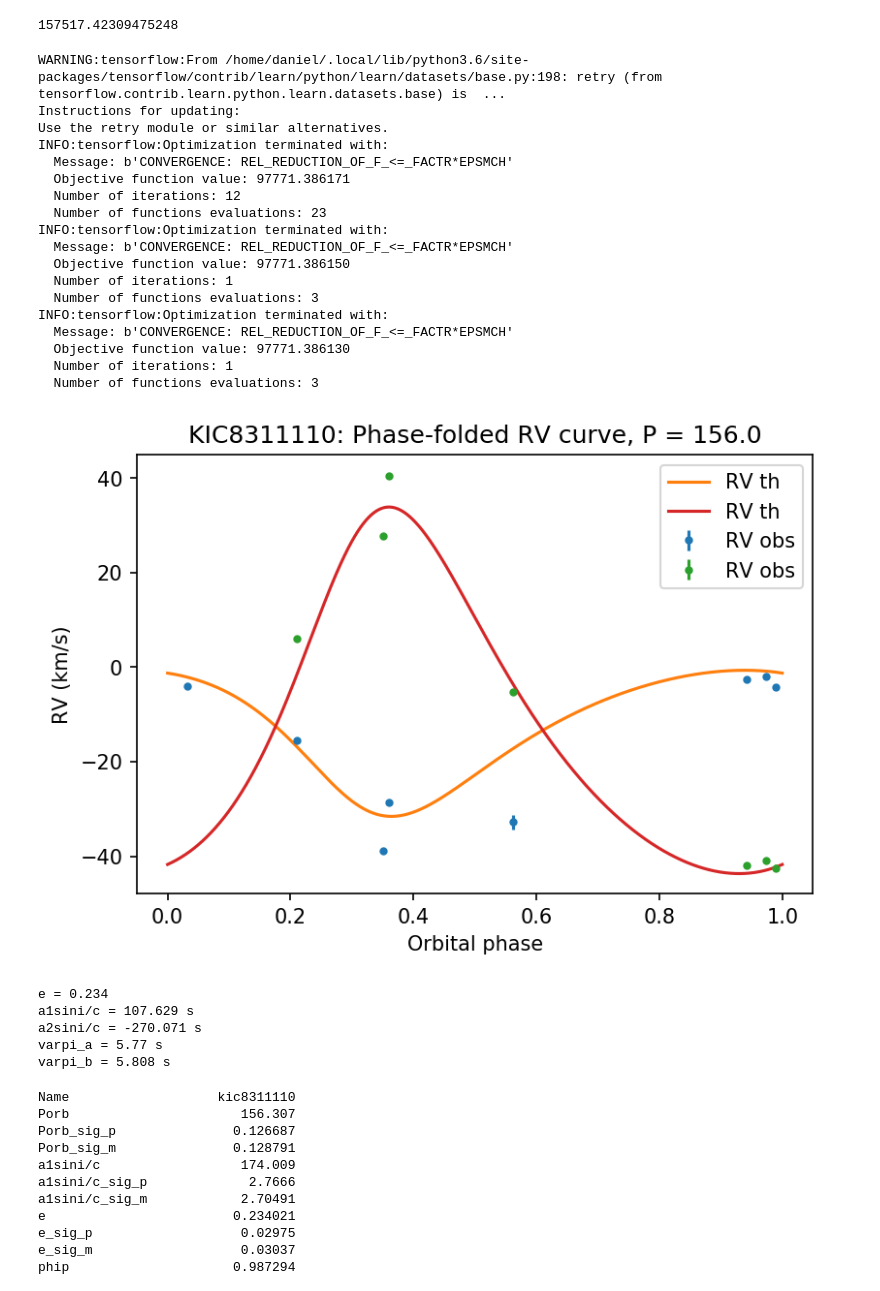
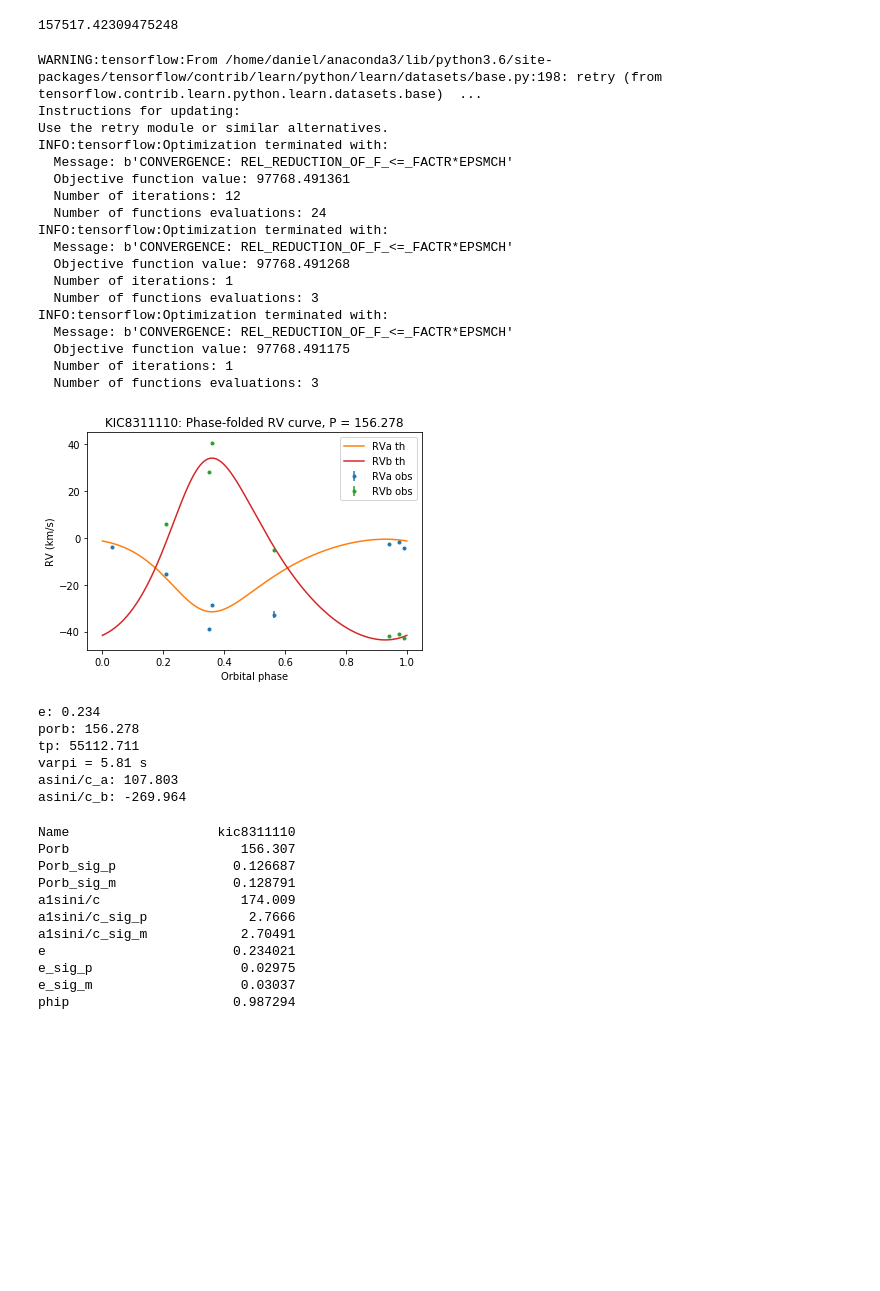
Before and after one commit to SimonJMurphy/maelstrom, a Jupyter notebook: multiple_rvs.ipynb, the cells around one changed output. Drawn from its saved outputs; the diff is of its cells as text; code cells hidden in the pictures; blank space fills up the shorter version.

```diff
--- a/multiple_rvs.ipynb
+++ b/multiple_rvs.ipynb
@@ -33,11 +32,12 @@ nu_arr = np.loadtxt(f"data/kic{kicid}_metadata.csv", delimiter=",", skiprows=1)[
 It might be cleaner just to use n-d numpy arrays (or better yet, inherit from Maelstrom class) - but with an object i won't need to use matrix indexing
 # %%
 class RadialVelocity(object):
-    def __init__(self, time, velocity, err=None):
+    def __init__(self, time, velocity, err=None, meta={}):
         self.time = time
         self.vel = velocity
         if err is not None:    # this if looks unintuitive but python doesn't like 'if not err'
             self.err = err
+        self.meta = meta
 
         T=tf.float64
         self.time_tensor = tf.placeholder(T)
@@ -45,7 +45,9 @@ class RadialVelocity(object):
         self.err_tensor = tf.placeholder(T)
 # %%
 rvs = []
-for file in glob.glob(f"data/kic{kicid}*_JDrv.txt"):
-    rv = RadialVelocity(*np.loadtxt(file, delimiter=",", usecols=(0,1,2)).T)
+# Make sure glob is sorted to read in alphabetically
+# Glob also has to be * and not ?, otherwise it won't pick up kicid_JDrv data (i.e. single RV)
+for file in sorted(glob.glob(f"data/kic{kicid}*_JDrv.txt")):
+    rv = RadialVelocity(*np.loadtxt(file, delimiter=",", usecols=(0,1,2)).T, file[15:-9])
     rv.time -= time_mid
     rvs.append(rv)
@@ -52,8 +58,9 @@ for file in glob.glob(f"data/kic{kicid}*_JDrv.txt"):
 # %%
 # plot just the RVs for now
 for rv in rvs:
-    plt.errorbar(rv.time, rv.vel, rv.err, fmt="o")
+    plt.errorbar(rv.time, rv.vel, rv.err, fmt="o", label='RV'+rv.meta)
 plt.xlabel(f"reduced JD - {np.round(time_mid,2)}")
 plt.ylabel("RV (km/s)")
+plt.legend()
 plt.show()
 # %% [output]
@@ -122,9 +129,14 @@ model_tensor = tf.squeeze(tf.matmul(D_tensor, W_hat_tensor))
 chi2_tensor = tf.reduce_sum(tf.square(dmmags_tensor - model_tensor)) * tf.exp(-log_sigma2_tensor)
 chi2_tensor += len(times) * log_sigma2_tensor
 
-var_list = [
-    porb_tensor, tp_tensor, e_param_tensor, log_sigma2_tensor, gammav_tensor
-]
+# Dict holds both the tf variables and their respective bounds
+var_dict = {
+    porb_tensor: (0, None),
+    tp_tensor: (None, None),
+    e_param_tensor: (None, None),
+    log_sigma2_tensor: (None, None),
+    gammav_tensor: (None, None)
+}
 
 for rv in rvs:
     # Solve Kepler's equation for the RVs
@@ -133,7 +145,7 @@ for rv in rvs:
     rv.true_anom = 2.0 * tf.atan2(tf.sqrt(1.0+e_tensor)*tf.tan(0.5*rv.ecc_anom), tf.sqrt(1.0-e_tensor) + tf.zeros_like(rv.time_tensor))
 
     # Here we define how the RV will be calculated:
-    rv.vrad_tensor = -2.0 * np.pi * (rv.ad_tensor / porb_tensor) * (1/tf.sqrt(1.0 - tf.square(e_tensor))) * (tf.cos(rv.true_anom + rv.varpi_tensor) + e_tensor*tf.cos(rv.varpi_tensor))
+    rv.vrad_tensor = -2.0 * np.pi * (rv.ad_tensor / porb_tensor) * (1/tf.sqrt(1.0 - tf.square(e_tensor))) * (tf.cos(rv.true_anom + rvs[0].varpi_tensor) + e_tensor*tf.cos(rvs[0].varpi_tensor))
     rv.vrad_tensor += gammav_tensor
     rv.vrad_tensor *= 299792.458  # c in km/s
 
@@ -141,7 +153,15 @@ for rv in rvs:
     rv.chi = tf.square(rv.rv_tensor - rv.vrad_tensor) / rv.sig2 + tf.log(rv.sig2)
     chi2_tensor += tf.reduce_sum(rv.chi)
 
-    var_list.extend([rv.ad_tensor, rv.varpi_tensor, rv.log_rv_sigma2_tensor])
+    var_dict.update({
+        rv.log_rv_sigma2_tensor: (None, None)
+    })
+
+var_dict.update({
+    rvs[0].ad_tensor: (0, None),
+    rvs[1].ad_tensor: (None, 0),
+    rvs[0].varpi_tensor: (None, None)
+})
 
 init = tf.global_variables_initializer()
 sess.run(init)
@@ -162,55 +182,57 @@ sess.run(chi2_tensor, feed_dict=feed_dict)
 # %% [output]
 157517.42309475248
 # %%
-opt = tf.contrib.opt.ScipyOptimizerInterface(chi2_tensor, var_list=var_list)
+opt = tf.contrib.opt.ScipyOptimizerInterface(chi2_tensor, var_list=list(var_dict.keys()),var_to_bounds=var_dict)
 for i in range(3):
     opt.minimize(sess, feed_dict=feed_dict)
 # %% [output]
-WARNING:tensorflow:From /home/daniel/.local/lib/python3.6/site-packages/tensorflow/contrib/learn/python/learn/datasets/base.py:198: retry (from tensorflow.contrib.learn.python.learn.datasets.base) is  ...
+WARNING:tensorflow:From /home/daniel/anaconda3/lib/python3.6/site-packages/tensorflow/contrib/learn/python/learn/datasets/base.py:198: retry (from tensorflow.contrib.learn.python.learn.datasets.base)  ...
 Instructions for updating:
 Use the retry module or similar alternatives.
 INFO:tensorflow:Optimization terminated with:
   Message: b'CONVERGENCE: REL_REDUCTION_OF_F_<=_FACTR*EPSMCH'
-  Objective function value: 97771.386171
+  Objective function value: 97768.491361
   Number of iterations: 12
-  Number of functions evaluations: 23
+  Number of functions evaluations: 24
 INFO:tensorflow:Optimization terminated with:
   Message: b'CONVERGENCE: REL_REDUCTION_OF_F_<=_FACTR*EPSMCH'
-  Objective function value: 97771.386150
+  Objective function value: 97768.491268
   Number of iterations: 1
   Number of functions evaluations: 3
 INFO:tensorflow:Optimization terminated with:
   Message: b'CONVERGENCE: REL_REDUCTION_OF_F_<=_FACTR*EPSMCH'
-  Objective function value: 97771.386130
+  Objective function value: 97768.491175
   Number of iterations: 1
   Number of functions evaluations: 3
 # %%
 for rv in rvs:
     rv_phi_test = np.sort(np.linspace(0, sess.run(porb_tensor), 5000) % sess.run(porb_tensor))
     vrad = sess.run(rv.vrad_tensor, feed_dict={rv.time_tensor: rv_phi_test})
 
-    plt.errorbar((rv.time % sess.run(porb_tensor))/sess.run(porb_tensor),rv.vel,rv.err,fmt=".",label='RV obs')
-    plt.plot(rv_phi_test/sess.run(porb_tensor), vrad,label='RV th')
+    plt.errorbar((rv.time % sess.run(porb_tensor))/sess.run(porb_tensor),rv.vel,rv.err,fmt=".",label='RV'+rv.meta+' obs')
+    plt.plot(rv_phi_test/sess.run(porb_tensor), vrad,label='RV' +rv.meta+' th')
 
 plt.xlabel("Orbital phase")
 plt.ylabel("RV (km/s)")
-plt.title("KIC"+str(kicid) + ": Phase-folded RV curve, P = " + f"{np.round(sess.run(porb_tensor))}")
+plt.title("KIC"+str(kicid) + ": Phase-folded RV curve, P = " + f"{np.round(sess.run(porb_tensor),3)}")
 plt.legend()
 plt.show()
 # %% [output]
-[figure, old version]
+[figure, new version]
 # %%
-print(f"e = {np.round(sess.run(e_tensor),3)}")
-print(f"a1sini/c = {np.round(sess.run(rvs[0].ad_tensor)*86400.,3)} s")
-print(f"a2sini/c = {np.round(sess.run(rvs[1].ad_tensor)*86400.,3)} s")
-print(f"varpi_a = {np.round(sess.run(rvs[0].varpi_tensor),3)} s")
-print(f"varpi_b = {np.round(sess.run(rvs[1].varpi_tensor),3)} s")
+print(f"e: {np.round(sess.run(e_tensor),3)}")
+print(f"porb: {np.round(sess.run(porb_tensor),3)}")
+print(f"tp: {np.round(sess.run(tp_tensor)+time_mid,3)}")
+print(f"varpi = {np.round(sess.run(rvs[0].varpi_tensor),3)} s")
+for rv in rvs:
+    print("asini/c_"+rv.meta+ ": " + str(np.round(sess.run(rv.ad_tensor)*86400.,3)))
 # %% [output]
-e = 0.234
-a1sini/c = 107.629 s
-a2sini/c = -270.071 s
-varpi_a = 5.77 s
-varpi_b = 5.808 s
+e: 0.234
+porb: 156.278
+tp: 55112.711
+varpi = 5.81 s
+asini/c_a: 107.803
+asini/c_b: -269.964
 # %%
 print(orb_params)
 # %% [output]
```
Also changed, not shown: parts of 3 cells of this notebook.
